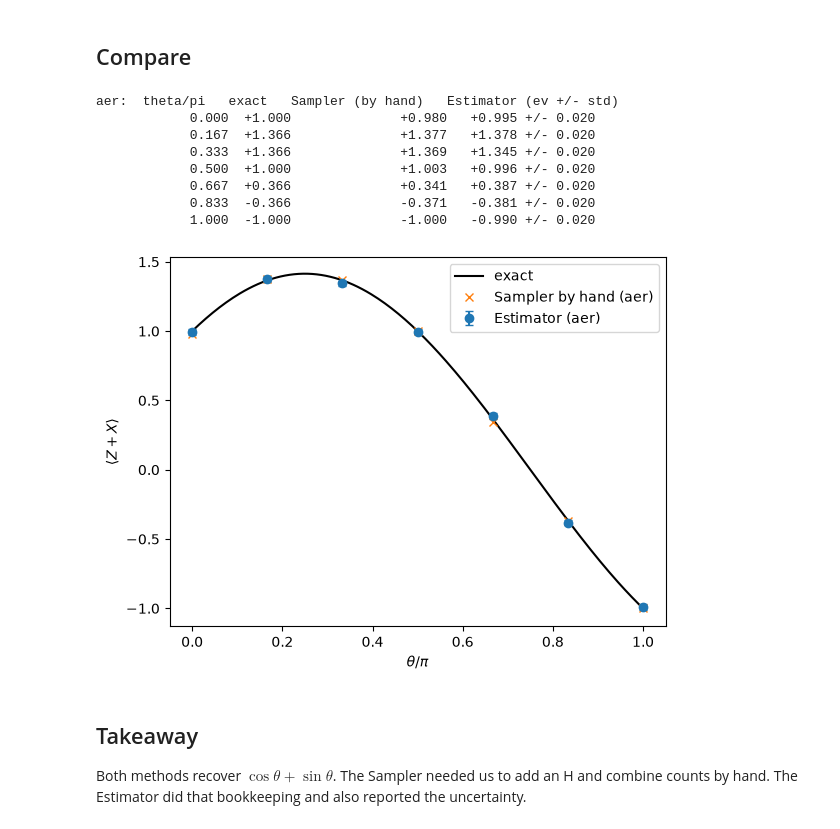
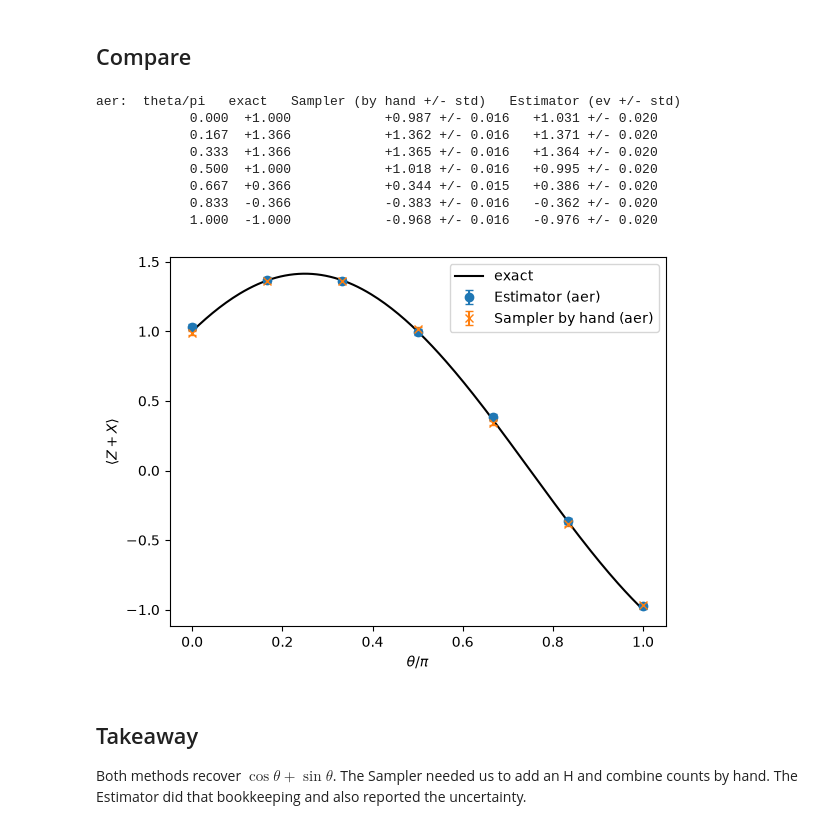
Before and after one commit to bjmcder/designing-quantum-applications, a Jupyter notebook: 01-Building-Blocks/notebooks/07_Sampler_vs_Estimator.ipynb, the cells around one changed output. Saved outputs shown, nothing was run; the diff lists cells and outputs as text; code cells hidden in the pictures.

```diff
--- a/01-Building-Blocks/notebooks/07_Sampler_vs_Estimator.ipynb
+++ b/01-Building-Blocks/notebooks/07_Sampler_vs_Estimator.ipynb
@@ -104,6 +106,15 @@ def expectation_from_counts(counts):
     return (n0 - n1) / (n0 + n1)
 
 
+def sampler_std(z_counts, x_counts):
+    # N shots of a +/-1 outcome with mean <P> have variance (1 - <P>^2) / N.
+    # The Z and X runs are independent, so their variances add.
+    variance = 0.0
+    for counts in (z_counts, x_counts):
+        variance += (1 - expectation_from_counts(counts) ** 2) / sum(counts.values())
+    return float(np.sqrt(variance))
+
+
 with_measurement(state, "X").draw("mpl")
 # %% [output]
 [figure]
@@ -124,5 +137,5 @@ Step 6: `data.meas` is a bit array with one entry per theta value, and `get_coun
 # %%
-by_hand = {}
+by_hand, by_hand_std = {}, {}
 for label, result in sampler_results.items():
     if result is None:
         continue
@@ -131,6 +144,10 @@ for label, result in sampler_results.items():
         expectation_from_counts(z_bits.get_counts(i)) + expectation_from_counts(x_bits.get_counts(i))
         for i in range(len(THETA_VALUES))
     ])
+    by_hand_std[label] = np.array([
+        sampler_std(z_bits.get_counts(i), x_bits.get_counts(i))
+        for i in range(len(THETA_VALUES))
+    ])
 # %% [markdown]
 ## Part B: Estimator
 
@@ -153,37 +170,39 @@ for target in targets:
 # %%
 import matplotlib.pyplot as plt
 
 for target in targets:
     label = target.label
-    print(f"\n{label}:  theta/pi   exact   Sampler (by hand)   Estimator (ev +/- std)")
+    print(f"\n{label}:  theta/pi   exact   Sampler (by hand +/- std)   Estimator (ev +/- std)")
     for i, theta in enumerate(THETA_VALUES[:, 0]):
-        s = f"{by_hand[label][i]:+.3f}" if label in by_hand else "n/a"
+        s = (f"{by_hand[label][i]:+.3f} +/- {by_hand_std[label][i]:.3f}"
+             if label in by_hand else "n/a")
         e = (f"{estimates[label][0][i]:+.3f} +/- {estimates[label][1][i]:.3f}"
              if label in estimates else "n/a")
-        print(f"  {theta / np.pi:15.3f}  {exact[i]:+.3f}   {s:>17}   {e}")
+        print(f"  {theta / np.pi:15.3f}  {exact[i]:+.3f}   {s:>25}   {e}")
 
 fig, ax = plt.subplots()
 x = THETA_VALUES[:, 0] / np.pi
 fine = np.linspace(0, 1, 200)
 ax.plot(fine, np.cos(np.pi * fine) + np.sin(np.pi * fine), "k-", label="exact")
 for label, (evs, stds) in estimates.items():
     ax.errorbar(x, evs, yerr=stds, fmt="o", capsize=3, label=f"Estimator ({label})")
 for label, values in by_hand.items():
-    ax.plot(x, values, "x", label=f"Sampler by hand ({label})")
+    ax.errorbar(x, values, yerr=by_hand_std[label], fmt="x", capsize=3,
+                label=f"Sampler by hand ({label})")
 ax.set_xlabel(r"$\theta / \pi$")
 ax.set_ylabel(r"$\langle Z + X \rangle$")
 ax.legend()
 plt.show()
 # %% [output]
-aer:  theta/pi   exact   Sampler (by hand)   Estimator (ev +/- std)
-            0.000  +1.000              +0.980   +0.995 +/- 0.020
-            0.167  +1.366              +1.377   +1.378 +/- 0.020
-            0.333  +1.366              +1.369   +1.345 +/- 0.020
-            0.500  +1.000              +1.003   +0.996 +/- 0.020
-            0.667  +0.366              +0.341   +0.387 +/- 0.020
-            0.833  -0.366              -0.371   -0.381 +/- 0.020
-            1.000  -1.000              -1.000   -0.990 +/- 0.020
+aer:  theta/pi   exact   Sampler (by hand +/- std)   Estimator (ev +/- std)
+            0.000  +1.000            +0.987 +/- 0.016   +1.031 +/- 0.020
+            0.167  +1.366            +1.362 +/- 0.016   +1.371 +/- 0.020
+            0.333  +1.366            +1.365 +/- 0.016   +1.364 +/- 0.020
+            0.500  +1.000            +1.018 +/- 0.016   +0.995 +/- 0.020
+            0.667  +0.366            +0.344 +/- 0.015   +0.386 +/- 0.020
+            0.833  -0.366            -0.383 +/- 0.016   -0.362 +/- 0.020
+            1.000  -1.000            -0.968 +/- 0.016   -0.976 +/- 0.020
-[figure, old version]
+[figure, new version]
 # %% [markdown]
 ## Takeaway
 
```
Also changed, not shown: parts of 4 cells of this notebook, 18 other files.
